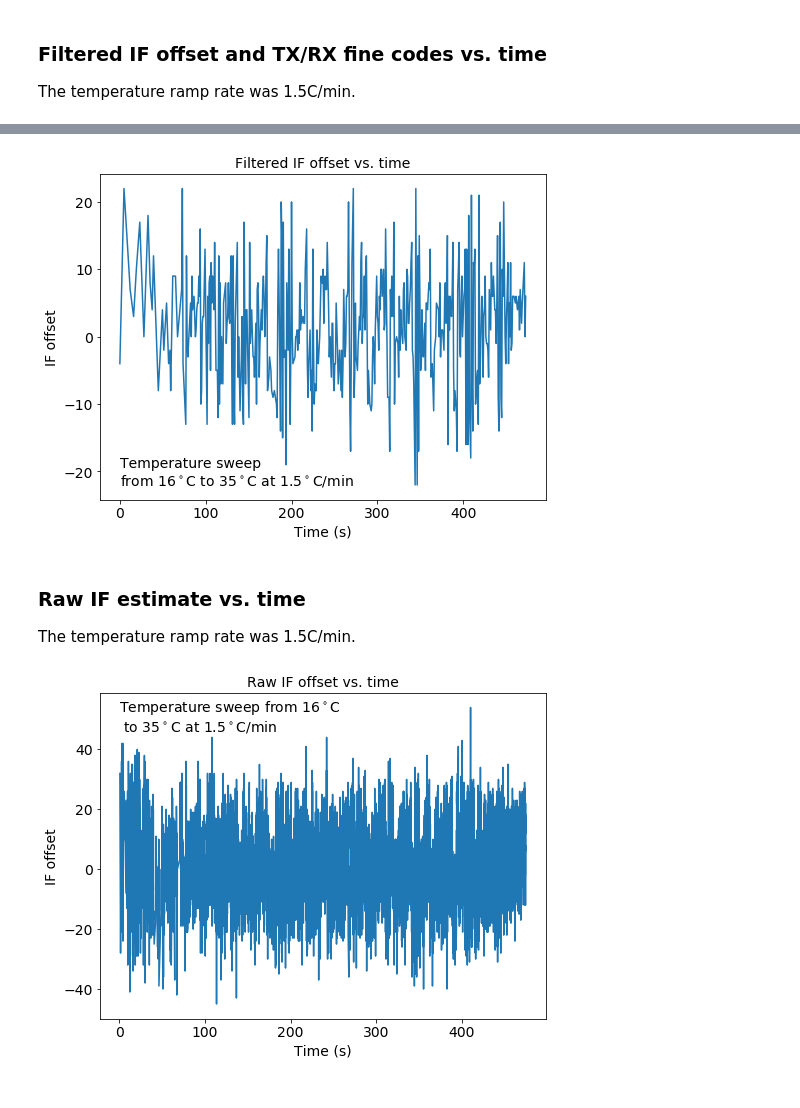
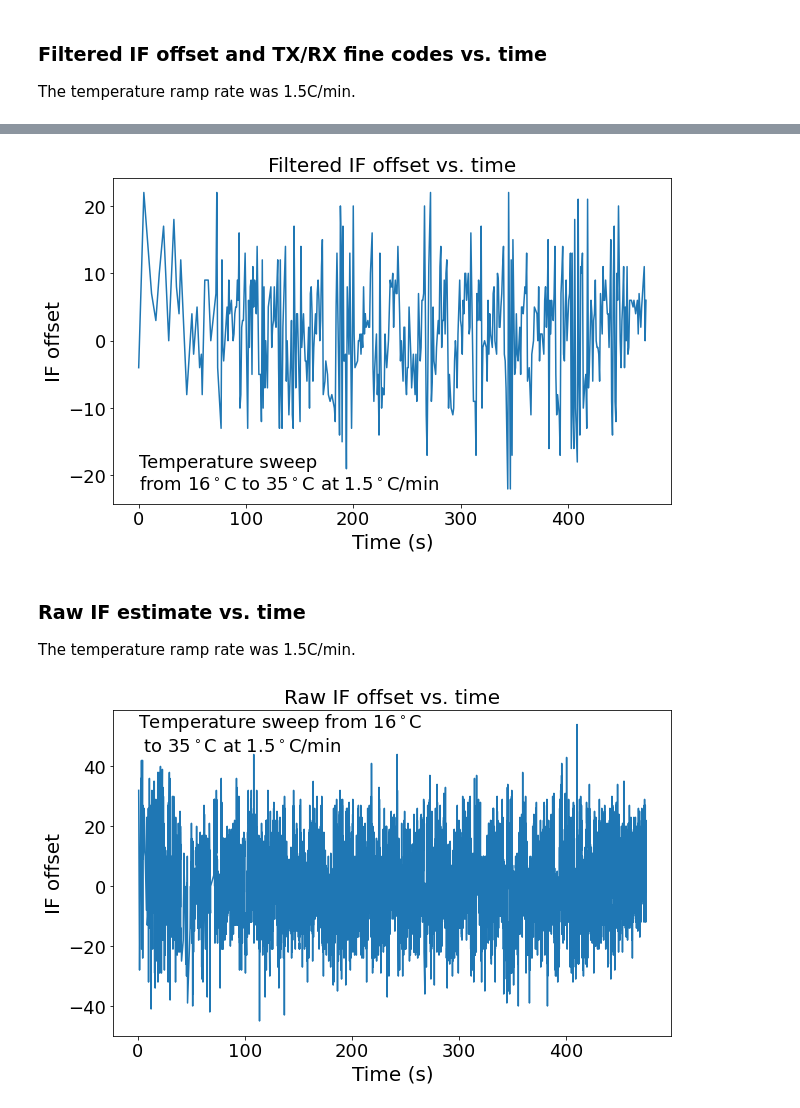
Before and after one commit to cwdao/scum-test-code, a Jupyter notebook: scum/IF_track/IF_track.ipynb, the cells around one changed output, grey strips where cells are left out. Saved outputs shown, nothing was run; the diff lists cells and outputs as text; code cells hidden in the pictures.

```diff
--- a/scum/IF_track/IF_track.ipynb
+++ b/scum/IF_track/IF_track.ipynb
@@ -103,16 +103,16 @@ plt.show()
 # %%
-plt.figure(figsize=(8, 6))
+plt.figure(figsize=(10, 6))
 plt.plot(time_IF, IF_offset)
-plt.xlabel("Time (s)", fontsize=14)
-plt.ylabel("IF offset", fontsize=14)
-plt.title("Filtered IF offset vs. time", fontsize=14)
-plt.xticks(fontsize=14)
-plt.yticks(fontsize=14)
-plt.text(0, -22, "Temperature sweep\nfrom 16$^\circ$C to 35$^\circ$C at 1.5$^\circ$C/min", fontsize=14)
+plt.xlabel("Time (s)", fontsize=20)
+plt.ylabel("IF offset", fontsize=20)
+plt.title("Filtered IF offset vs. time", fontsize=20)
+plt.xticks(fontsize=18)
+plt.yticks(fontsize=18)
+plt.text(0, -22, "Temperature sweep\nfrom 16$^\circ$C to 35$^\circ$C at 1.5$^\circ$C/min", fontsize=18)
 plt.savefig("if_offset_vs_time.pdf", bbox_inches="tight")
 plt.show()
 # %% [output]
-[figure, old version]
+[figure, new version]
 # %% [markdown]
 ### Raw IF estimate vs. time
 
@@ -159,15 +159,15 @@ temp_IF_estimates = []
 IF_estimates = np.array(IF_estimates)
 raw_IF_offsets = IF_estimates - 500
 # %%
-plt.figure(figsize=(8, 6))
+plt.figure(figsize=(10, 6))
 plt.plot(time_IF_estimate, raw_IF_offsets)
-plt.xlabel("Time (s)", fontsize=14)
-plt.ylabel("IF offset", fontsize=14)
-plt.title("Raw IF offset vs. time", fontsize=14)
-plt.xticks(fontsize=14)
-plt.yticks(fontsize=14)
-plt.text(0, 46, "Temperature sweep from 16$^\circ$C\n to 35$^\circ$C at 1.5$^\circ$C/min", fontsize=14)
+plt.xlabel("Time (s)", fontsize=20)
+plt.ylabel("IF offset", fontsize=20)
+plt.title("Raw IF offset vs. time", fontsize=20)
+plt.xticks(fontsize=18)
+plt.yticks(fontsize=18)
+plt.text(0, 45, "Temperature sweep from 16$^\circ$C\n to 35$^\circ$C at 1.5$^\circ$C/min", fontsize=18)
 plt.savefig("raw_if_offset_vs_time.pdf", bbox_inches="tight")
 plt.show()
 # %% [output]
-[figure, old version]
+[figure, new version]
```
Also changed, not shown: parts of 2 cells of this notebook, 16 other files.
